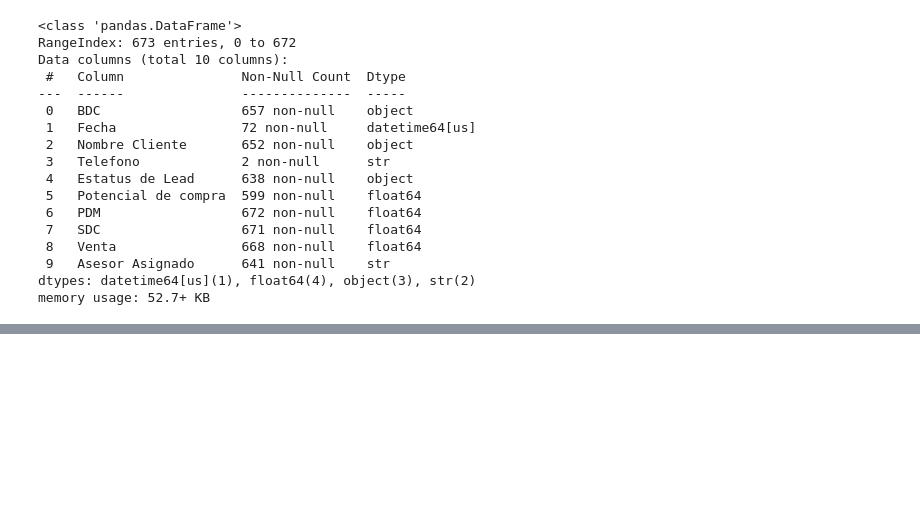
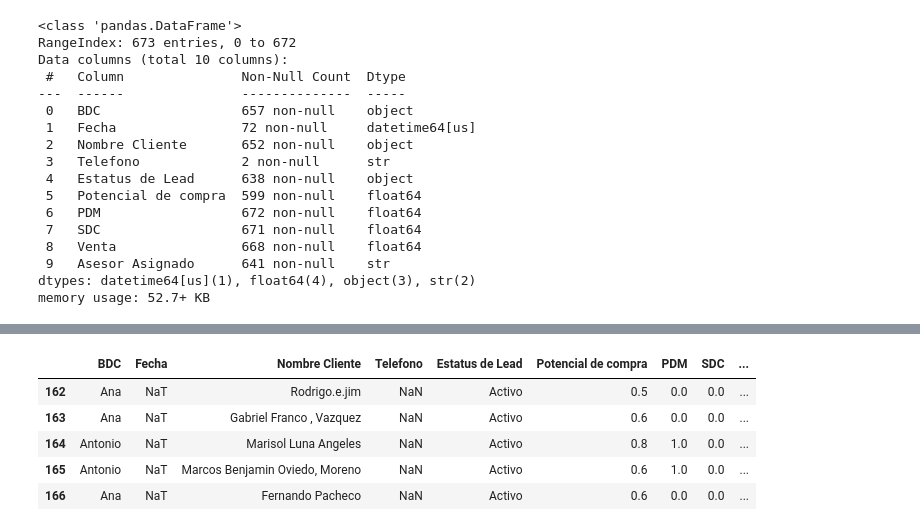
Before and after one commit to Naho179/Extracci-n-de-Datos, a Jupyter notebook: Actividad 1.1 (Citas_Digital)/Extraccion_Datos_Nuevo.ipynb, the cells around one changed output, grey strips where cells are left out. Drawn from its saved outputs; the diff is of its cells as text; code cells hidden in the pictures; blank space fills up the shorter version.

```diff
--- a/Actividad 1.1 (Citas_Digital)/Extraccion_Datos_Nuevo.ipynb
+++ b/Actividad 1.1 (Citas_Digital)/Extraccion_Datos_Nuevo.ipynb
@@ -152,0 +214,10 @@ filtro1.to_csv("Citas_Digital_General.csv", index=False)
+# %%
+Agosto_2025 = filtro1.iloc[122:167]
+Agosto_2025.tail()
+# %% [output]
+|  | BDC | Fecha | Nombre Cliente | Telefono | Estatus de Lead | Potencial de compra | PDM | SDC | ... |
+| 162 | Ana | NaT | Rodrigo.e.jim | NaN | Activo | 0.5 | 0.0 | 0.0 | ... |
+| 163 | Ana | NaT | Gabriel Franco , Vazquez | NaN | Activo | 0.6 | 0.0 | 0.0 | ... |
+| 164 | Antonio | NaT | Marisol Luna Angeles | NaN | Activo | 0.8 | 1.0 | 0.0 | ... |
+| 165 | Antonio | NaT | Marcos Benjamin Oviedo, Moreno | NaN | Activo | 0.6 | 1.0 | 0.0 | ... |
+| 166 | Ana | NaT | Fernando Pacheco | NaN | Activo | 0.6 | 0.0 | 0.0 | ... |
```
Also changed, not shown: parts of 32 cells of this notebook.
